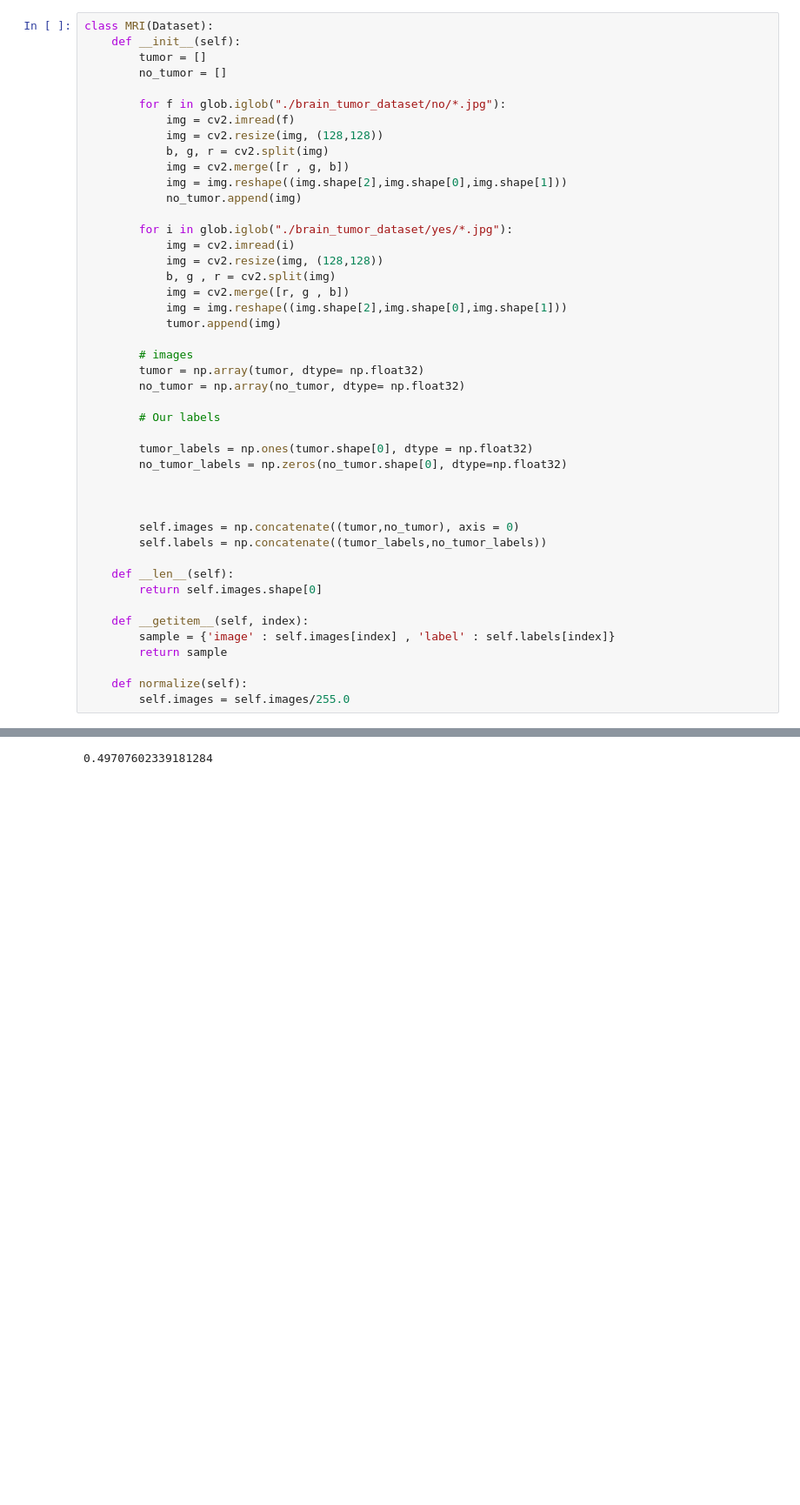
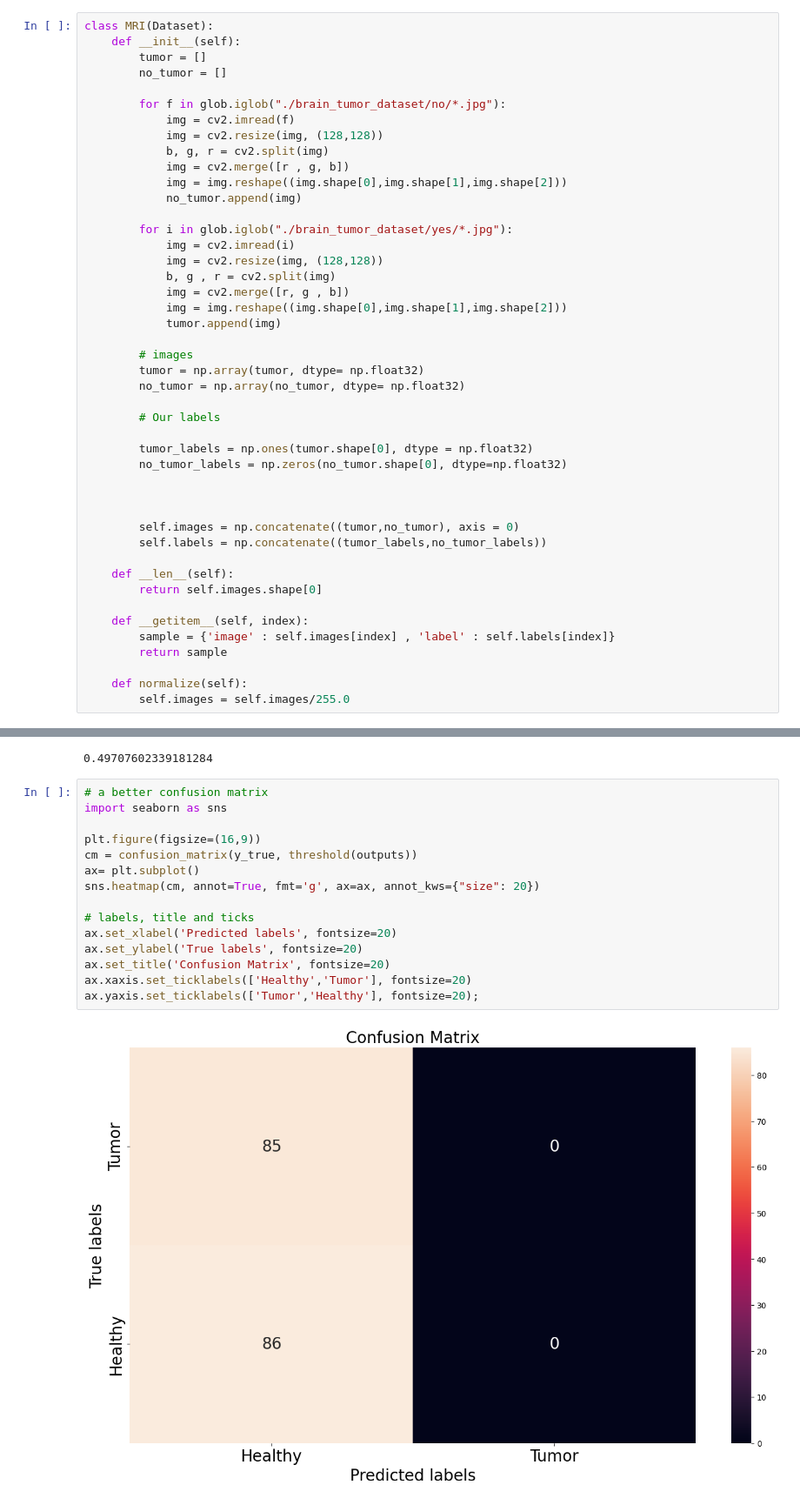
Before and after one commit to ackerman23/Brain-tumor, a Jupyter notebook: dataset.ipynb, the cells around one changed output, grey strips where cells are left out. Shown: that part at 87% size. Drawn from its saved outputs; the diff is of its cells as text; blank space fills up the shorter version.

```diff
--- a/dataset.ipynb
+++ b/dataset.ipynb
@@ -21,7 +21,7 @@ class MRI(Dataset):
             img = cv2.resize(img, (128,128))
             b, g, r = cv2.split(img)
             img = cv2.merge([r , g, b])
-            img = img.reshape((img.shape[2],img.shape[0],img.shape[1]))
+            img = img.reshape((img.shape[0],img.shape[1],img.shape[2]))
             no_tumor.append(img)
 
         for i in glob.iglob("./brain_tumor_dataset/yes/*.jpg"):
@@ -29,7 +29,7 @@ class MRI(Dataset):
             img = cv2.resize(img, (128,128))
             b, g , r = cv2.split(img)
             img = cv2.merge([r, g , b])
-            img = img.reshape((img.shape[2],img.shape[0],img.shape[1]))
+            img = img.reshape((img.shape[0],img.shape[1],img.shape[2]))
             tumor.append(img)
 
         # images
@@ -265,3 +266,20 @@ def threshold(scores, threshold = 0.50, minimum = 0,  maximum = 1):
 accuracy_score(y_true, threshold(outputs))
 # %% [output]
 0.49707602339181284
+# %%
+# a better confusion matrix
+import seaborn as sns
+
+plt.figure(figsize=(16,9))
+cm = confusion_matrix(y_true, threshold(outputs))
+ax= plt.subplot()
+sns.heatmap(cm, annot=True, fmt='g', ax=ax, annot_kws={"size": 20})
+
+# labels, title and ticks
+ax.set_xlabel('Predicted labels', fontsize=20)
+ax.set_ylabel('True labels', fontsize=20)
+ax.set_title('Confusion Matrix', fontsize=20)
+ax.xaxis.set_ticklabels(['Healthy','Tumor'], fontsize=20)
+ax.yaxis.set_ticklabels(['Tumor','Healthy'], fontsize=20);
+# %% [output]
+[figure, added]
```
Also changed, not shown: parts of 8 cells of this notebook.
